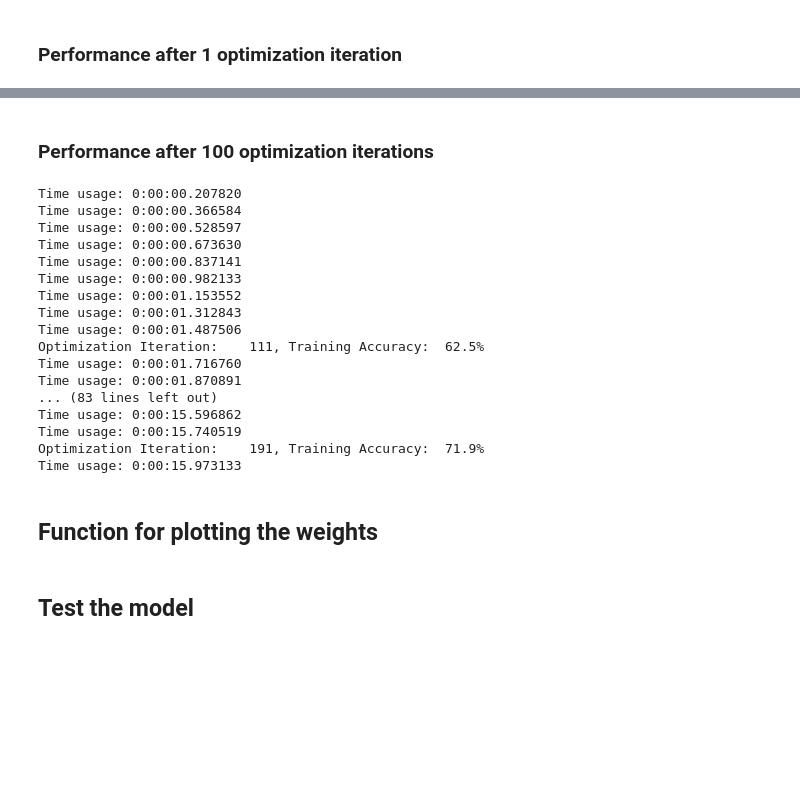
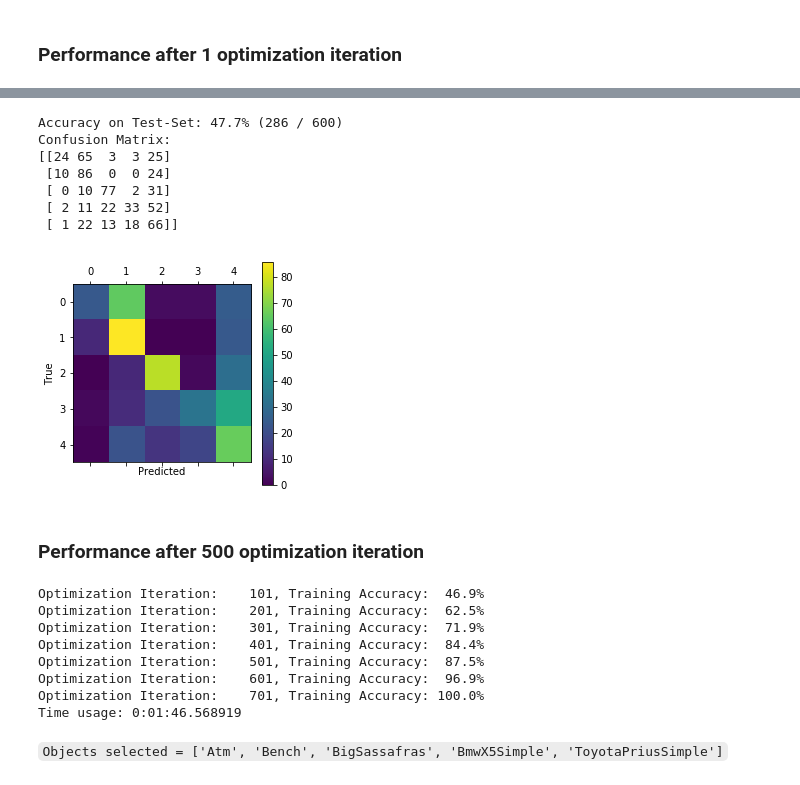
Before and after one commit to kiat/debs2019, a Jupyter notebook: src/notebooks/2_D_CNN.ipynb, the cells around one changed output, grey strips where cells are left out. Saved outputs shown, nothing was run; the diff lists cells and outputs as text; code cells hidden in the pictures; blank space fills up the shorter version.

````diff
--- a/src/notebooks/2_D_CNN.ipynb
+++ b/src/notebooks/2_D_CNN.ipynb
@@ -1129,26 +1209,28 @@ Time usage: 0:00:01.649289
+# %%
+print_test_accuracy(test_input_encode,test_out_encode, True)
+# %% [output]
+Accuracy on Test-Set: 47.7% (286 / 600)
+Confusion Matrix:
+[[24 65  3  3 25]
+ [10 86  0  0 24]
+ [ 0 10 77  2 31]
+ [ 2 11 22 33 52]
+ [ 1 22 13 18 66]]
+[figure, added]
 # %% [markdown]
-### Performance after 100 optimization iterations
+### Performance after 500 optimization iteration
 # %%
-optimize(90, train_batch_size, train_input_encode, train_out_encode)
+optimize(700, train_batch_size, train_input_encode, train_out_encode)
 # %% [output]
-Time usage: 0:00:00.207820
-Time usage: 0:00:00.366584
-Time usage: 0:00:00.528597
-Time usage: 0:00:00.673630
-Time usage: 0:00:00.837141
-Time usage: 0:00:00.982133
-Time usage: 0:00:01.153552
-Time usage: 0:00:01.312843
-Time usage: 0:00:01.487506
-Optimization Iteration:    111, Training Accuracy:  62.5%
-Time usage: 0:00:01.716760
-Time usage: 0:00:01.870891
-... (83 lines left out)
-Time usage: 0:00:15.596862
-Time usage: 0:00:15.740519
-Optimization Iteration:    191, Training Accuracy:  71.9%
-Time usage: 0:00:15.973133
+Optimization Iteration:    101, Training Accuracy:  46.9%
+Optimization Iteration:    201, Training Accuracy:  62.5%
+Optimization Iteration:    301, Training Accuracy:  71.9%
+Optimization Iteration:    401, Training Accuracy:  84.4%
+Optimization Iteration:    501, Training Accuracy:  87.5%
+Optimization Iteration:    601, Training Accuracy:  96.9%
+Optimization Iteration:    701, Training Accuracy: 100.0%
+Time usage: 0:01:46.568919
-# %% [markdown]
-## Function for plotting the weights
-# %% [markdown]
-## Test the model
+# %%
+display(Markdown("```Objects selected = {}```".format([object_names[i] for i in include_objects])))
+# %% [output]
+```Objects selected = ['Atm', 'Bench', 'BigSassafras', 'BmwX5Simple', 'ToyotaPriusSimple']```
````
Also changed, not shown: parts of 17 cells of this notebook.
